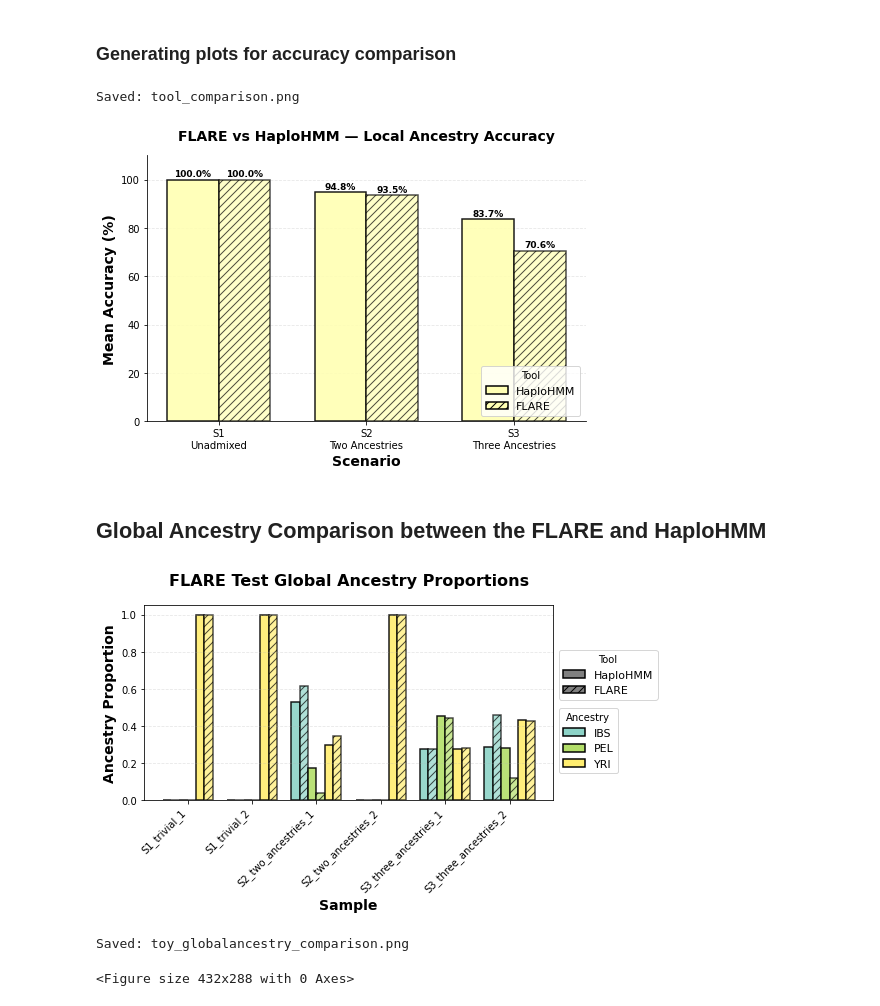
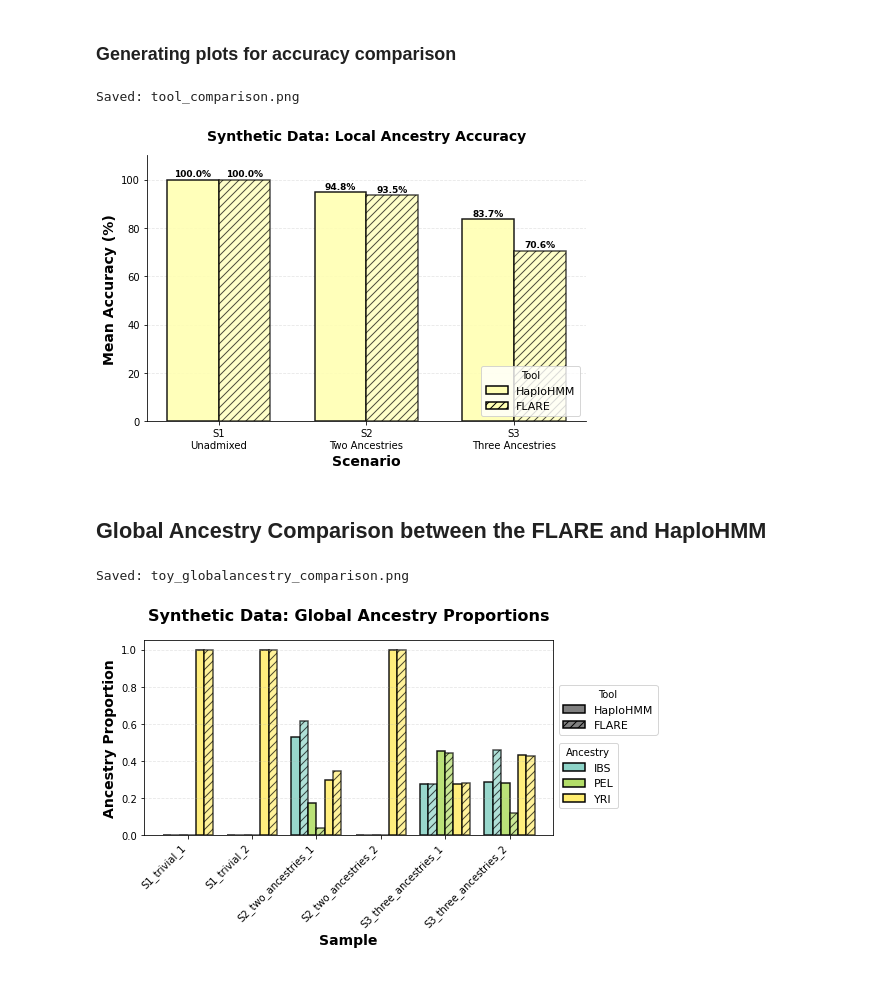
Before and after one commit to nathantrn/CSE284_HMM_local_ancestry_inference, a Jupyter notebook: toy_example/hmm_lai_toy.ipynb, the cells around one changed output. Cells and saved outputs as stored; diff of their text form; code cells hidden in the pictures.

Commit message:
consolidating plotting scripts for toy

```diff
--- a/toy_example/hmm_lai_toy.ipynb
+++ b/toy_example/hmm_lai_toy.ipynb
@@ -393,35 +393,35 @@ ax.bar(x + w/2, flare_acc, w,
 for i, (f, h) in enumerate(zip(flare_acc, haplo_acc)):
     ax.text(i + w/2, f + 0.5, f"{f:.1f}%", ha="center", va="bottom",
             fontsize=9, fontweight="bold")
     ax.text(i - w/2, h + 0.5, f"{h:.1f}%", ha="center", va="bottom",
             fontsize=9, fontweight="bold")
 
 ax.set_xticks(x)
 ax.set_xticklabels(scenarios, fontsize=10)
 ax.set_ylabel("Mean Accuracy (%)", fontsize=14, fontweight='bold')
 ax.set_xlabel("Scenario", fontsize=14, fontweight='bold')
-ax.set_title("FLARE vs HaploHMM — Local Ancestry Accuracy",
+ax.set_title("Synthetic Data: Local Ancestry Accuracy",
              fontsize=14, fontweight='bold', pad=15)
 ax.set_ylim(0, 110)
 ax.spines[["top", "right"]].set_visible(False)
 ax.yaxis.grid(True, linestyle="--", alpha=0.3)
 ax.set_axisbelow(True)
 
 # ── Two-part legend (mirrors second script's style) ───────────────────────────
 haplo_patch = mpatches.Patch(facecolor=BAR_COLOR, edgecolor='black',
                               linewidth=1.5, hatch='',   label='HaploHMM')
 flare_patch = mpatches.Patch(facecolor=BAR_COLOR, edgecolor='black',
                               linewidth=1.5, hatch='///', label='FLARE')
 
 ax.legend(handles=[haplo_patch, flare_patch], title='Tool',
           frameon=True, fontsize=11, loc='lower right')
 
 plt.tight_layout()
 plt.savefig("tool_comparison.png", dpi=150, bbox_inches="tight")
 print("Saved: tool_comparison.png")
 # %% [output]
 Saved: tool_comparison.png
-[figure, old version]
+[figure, new version]
 # %% [markdown]
 ## Global Ancestry Comparison between the FLARE and HaploHMM
 # %%
@@ -476,7 +476,7 @@ for ancestry_idx in range(num_ancestries):
 # Customize plot
 ax.set_xlabel('Sample', fontsize=14, fontweight='bold')
 ax.set_ylabel('Ancestry Proportion', fontsize=14, fontweight='bold')
-ax.set_title('FLARE Test Global Ancestry Proportions',
+ax.set_title('Synthetic Data: Global Ancestry Proportions',
                 fontsize=16, fontweight='bold', pad=20)
 
 # Set x-axis labels to sample names
@@ -511,10 +511,9 @@ leg2 = ax.legend(handles=[your_tool_patch, flare_patch], title='Tool',
                     frameon=True, fontsize=11, bbox_to_anchor=(1, .8), loc='upper left')
 
 plt.tight_layout()
-plt.show()
 plt.savefig("toy_globalancestry_comparison.png", dpi=150, bbox_inches="tight")
 print("Saved: toy_globalancestry_comparison.png")
+plt.show()
 # %% [output]
+Saved: toy_globalancestry_comparison.png
-[figure, old version]
+[figure, new version]
-Saved: toy_globalancestry_comparison.png
-<Figure size 432x288 with 0 Axes>
```
Also changed, not shown: 2 other files.
